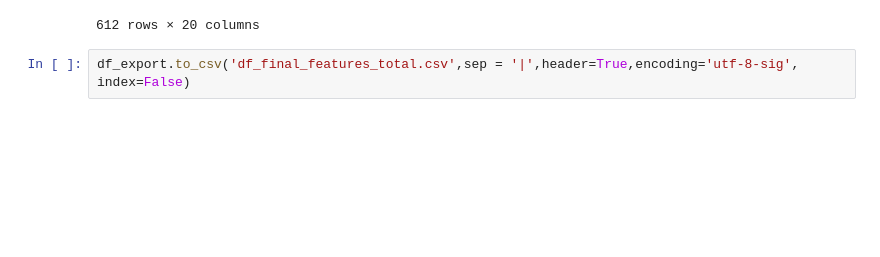
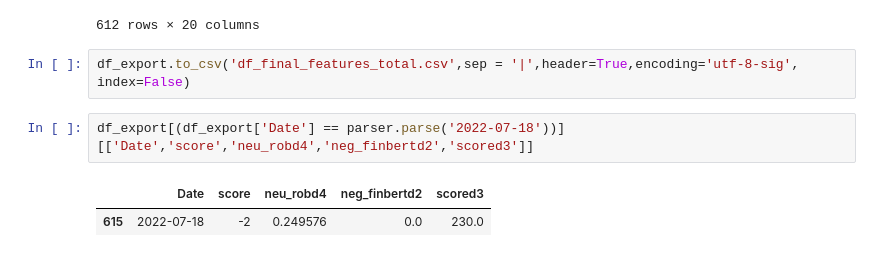
Before and after one commit to webercg/NLP---Daily-News-for-Stock-Market-Prediction, a Jupyter notebook: engenharia de dados/Leitura e tratamento de dados v2.ipynb, the cells around one changed output. Saved outputs shown, nothing was run; the diff lists cells and outputs as text; blank space fills up the shorter version.

```diff
--- a/engenharia de dados/Leitura e tratamento de dados v2.ipynb
+++ b/engenharia de dados/Leitura e tratamento de dados v2.ipynb
@@ -603,3 +603,8 @@ df_export
 612 rows × 20 columns
 # %%
 df_export.to_csv('df_final_features_total.csv',sep = '|',header=True,encoding='utf-8-sig', index=False)
+# %%
+df_export[(df_export['Date'] == parser.parse('2022-07-18'))][['Date','score','neu_robd4','neg_finbertd2','scored3']]
+# %% [output]
+|  | Date | score | neu_robd4 | neg_finbertd2 | scored3 |
+| 615 | 2022-07-18 | -2 | 0.249576 | 0.0 | 230.0 |
```
Also changed, not shown: 1 other file.
